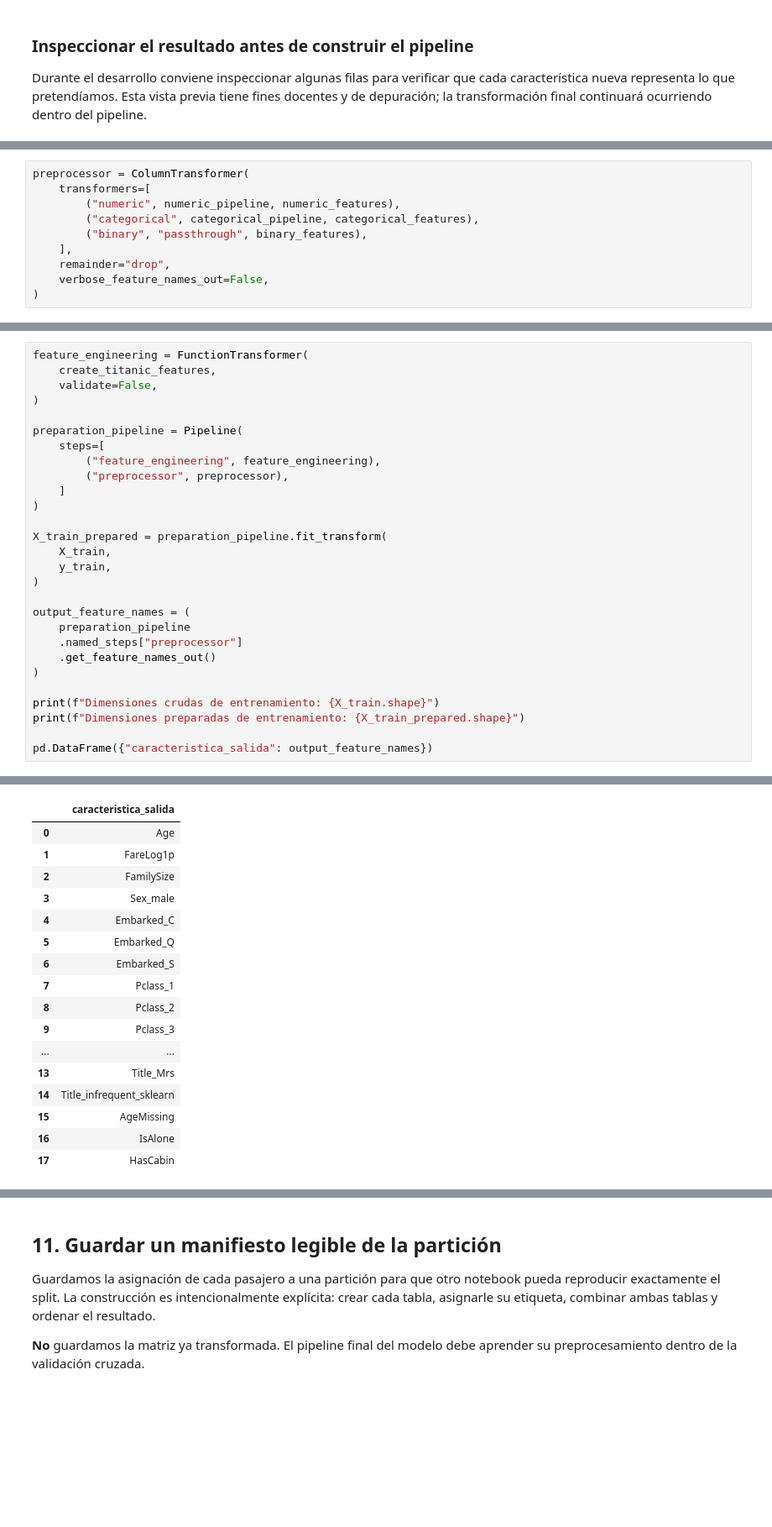
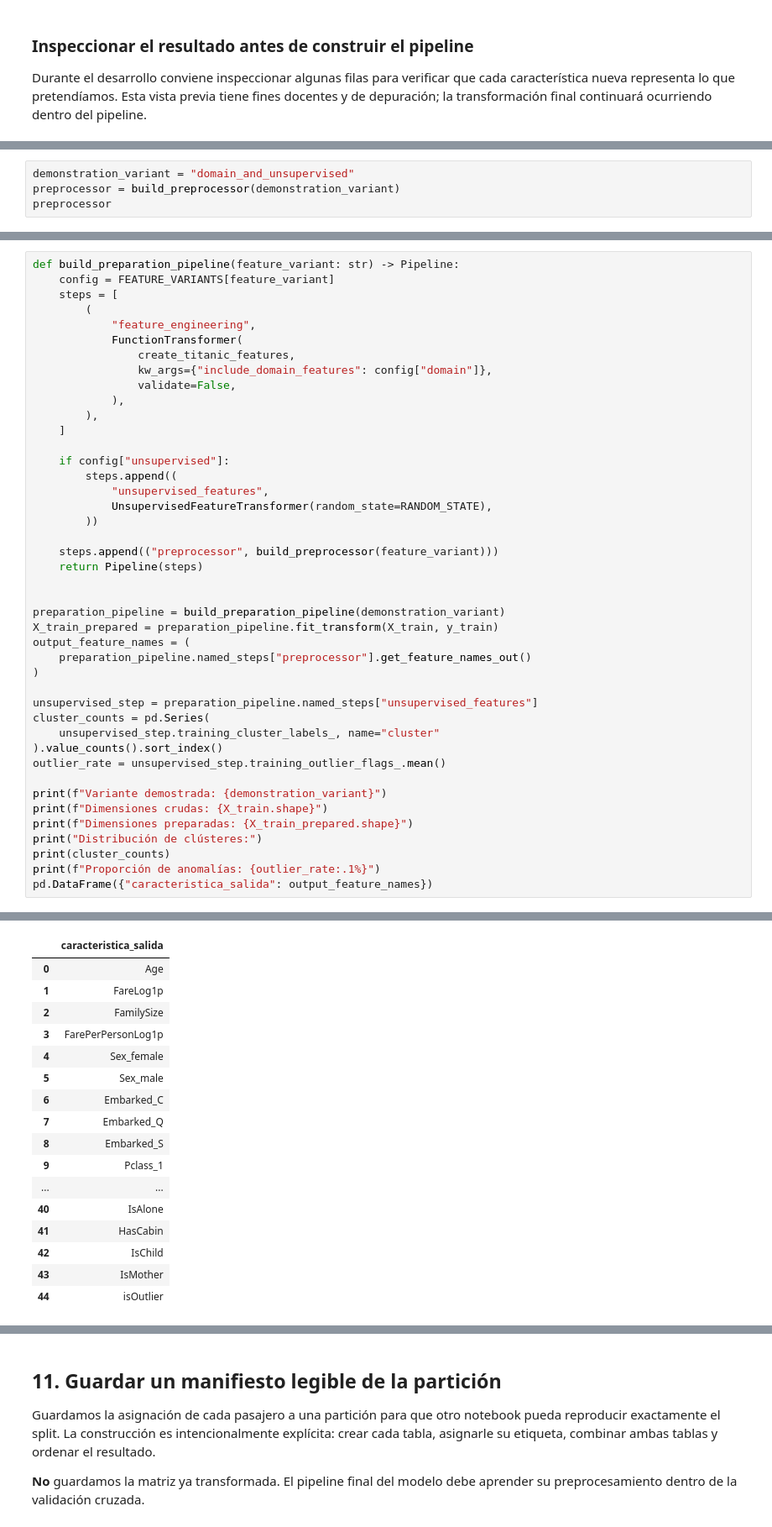
Before and after one commit to errodd/titanic_ml_solution, a Jupyter notebook: notebooks/02_data_preparation_es.ipynb, the cells around one changed output, grey strips where cells are left out. Shown at 84% size. Drawn from its saved outputs; the diff is of its cells as text; blank space fills up the shorter version.

```diff
--- a/notebooks/02_data_preparation_es.ipynb
+++ b/notebooks/02_data_preparation_es.ipynb
@@ -319,10 +488,4 @@ categorical_pipeline = Pipeline(
 # %%
-preprocessor = ColumnTransformer(
-    transformers=[
-        ("numeric", numeric_pipeline, numeric_features),
-        ("categorical", categorical_pipeline, categorical_features),
-        ("binary", "passthrough", binary_features),
-    ],
-    remainder="drop",
-    verbose_feature_names_out=False,
-)
+demonstration_variant = "domain_and_unsupervised"
+preprocessor = build_preprocessor(demonstration_variant)
+preprocessor
@@ -335,29 +516,44 @@ El `fit_transform` siguiente se utiliza únicamente como demostración estructur
 # %%
-feature_engineering = FunctionTransformer(
-    create_titanic_features,
-    validate=False,
+def build_preparation_pipeline(feature_variant: str) -> Pipeline:
+    config = FEATURE_VARIANTS[feature_variant]
+    steps = [
+        (
+            "feature_engineering",
+            FunctionTransformer(
+                create_titanic_features,
+                kw_args={"include_domain_features": config["domain"]},
+                validate=False,
+            ),
+        ),
+    ]
+
+    if config["unsupervised"]:
+        steps.append((
+            "unsupervised_features",
+            UnsupervisedFeatureTransformer(random_state=RANDOM_STATE),
+        ))
+
+    steps.append(("preprocessor", build_preprocessor(feature_variant)))
+    return Pipeline(steps)
+
+
+preparation_pipeline = build_preparation_pipeline(demonstration_variant)
+X_train_prepared = preparation_pipeline.fit_transform(X_train, y_train)
+output_feature_names = (
+    preparation_pipeline.named_steps["preprocessor"].get_feature_names_out()
 )
 
-preparation_pipeline = Pipeline(
-    steps=[
-        ("feature_engineering", feature_engineering),
-        ("preprocessor", preprocessor),
-    ]
-)
+unsupervised_step = preparation_pipeline.named_steps["unsupervised_features"]
+cluster_counts = pd.Series(
+    unsupervised_step.training_cluster_labels_, name="cluster"
+).value_counts().sort_index()
+outlier_rate = unsupervised_step.training_outlier_flags_.mean()
 
-X_train_prepared = preparation_pipeline.fit_transform(
-    X_train,
-    y_train,
-)
-
-output_feature_names = (
-    preparation_pipeline
-    .named_steps["preprocessor"]
-    .get_feature_names_out()
-)
-
-print(f"Dimensiones crudas de entrenamiento: {X_train.shape}")
-print(f"Dimensiones preparadas de entrenamiento: {X_train_prepared.shape}")
-
+print(f"Variante demostrada: {demonstration_variant}")
+print(f"Dimensiones crudas: {X_train.shape}")
+print(f"Dimensiones preparadas: {X_train_prepared.shape}")
+print("Distribución de clústeres:")
+print(cluster_counts)
+print(f"Proporción de anomalías: {outlier_rate:.1%}")
 pd.DataFrame({"caracteristica_salida": output_feature_names})
 # %% [output]
@@ -366,18 +571,18 @@ Dimensiones preparadas de entrenamiento: (712, 18)
 |  | caracteristica_salida |
 | 0 | Age |
 | 1 | FareLog1p |
 | 2 | FamilySize |
-| 3 | Sex_male |
-| 4 | Embarked_C |
-| 5 | Embarked_Q |
-| 6 | Embarked_S |
-| 7 | Pclass_1 |
-| 8 | Pclass_2 |
-| 9 | Pclass_3 |
+| 3 | FarePerPersonLog1p |
+| 4 | Sex_female |
+| 5 | Sex_male |
+| 6 | Embarked_C |
+| 7 | Embarked_Q |
+| 8 | Embarked_S |
+| 9 | Pclass_1 |
 | ... | ... |
-| 13 | Title_Mrs |
-| 14 | Title_infrequent_sklearn |
-| 15 | AgeMissing |
-| 16 | IsAlone |
-| 17 | HasCabin |
+| 40 | IsAlone |
+| 41 | HasCabin |
+| 42 | IsChild |
+| 43 | IsMother |
+| 44 | isOutlier |
 # %% [markdown]
```
Also changed, not shown: parts of 19 cells of this notebook, 1 other file.
